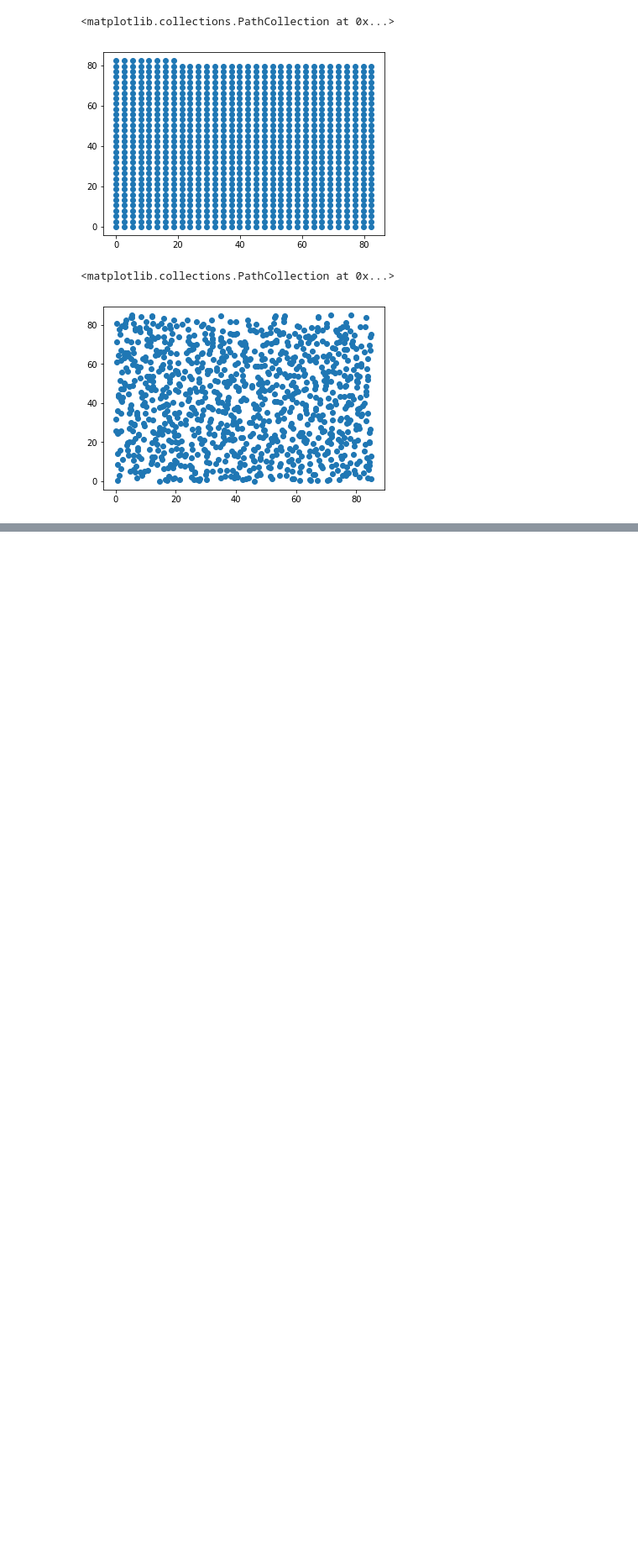
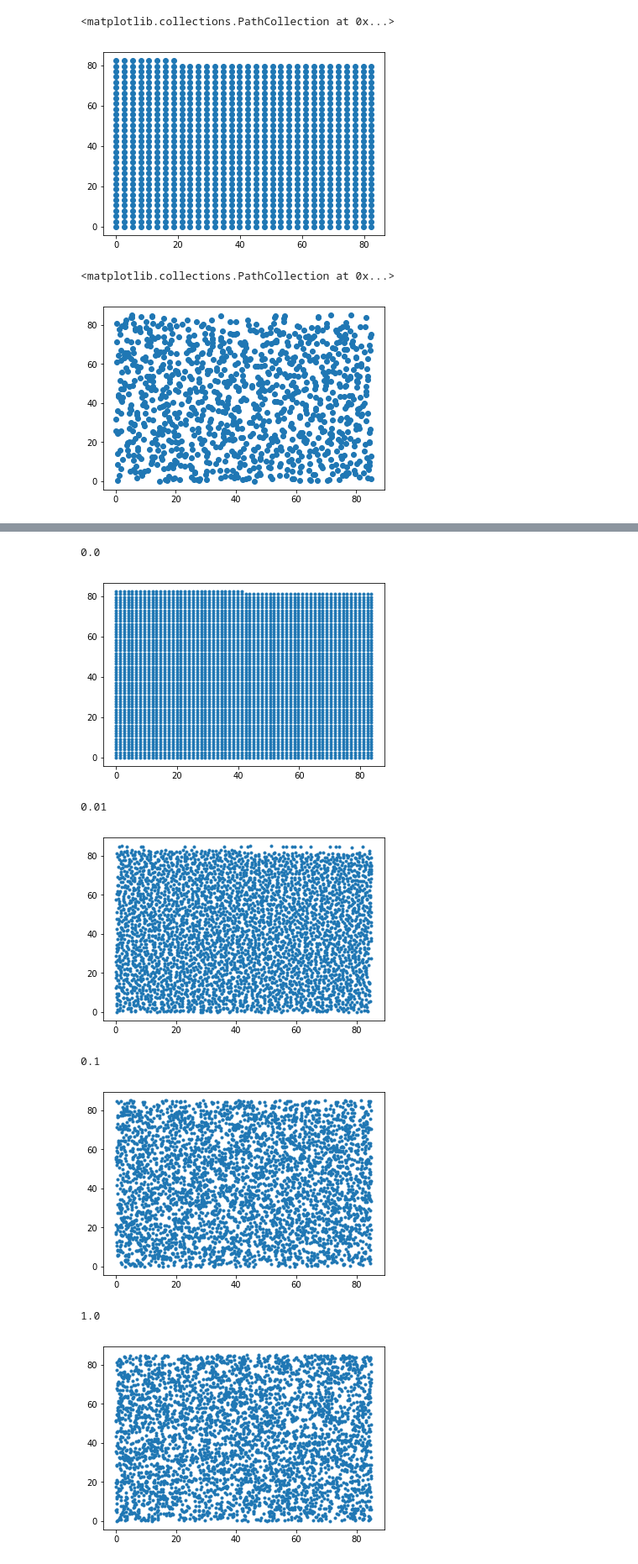
Before and after one commit to felixr7799/Simulation-active-brownian-particles, a Jupyter notebook: ACPProject12324/Untitled.ipynb, the cells around one changed output, grey strips where cells are left out. Shown at 84% size. Drawn from its saved outputs; the diff is of its cells as text; code cells hidden in the pictures; blank space fills up the shorter version.

```diff
--- a/ACPProject12324/Untitled.ipynb
+++ b/ACPProject12324/Untitled.ipynb
@@ -77,0 +151,37 @@ print(t[10])
+# %%
+path_ex4_50 = "ex4_snap_50.dat"
+
+
+x_50 = []
+y_50 = []
+phi_50 = []
+t = []
+with open(path_ex4_50,'r') as f:
+    for line in f:
+        x = []
+        y = []
+        phi = []
+        c = line.split()
+        t.append(float(c[0]))
+        c.pop(0)
+        for i in range(int(len(c)/3)):
+            x.append(float(c[i*3]))
+            y.append(float(c[i*3+1]))
+            phi.append(float(c[i*3+2]))
+        x_50.append(x)
+        y_50.append(y)
+        phi_50.append(phi)
+# %%
+for i in range(5):
+    plt.scatter(x_50[i],y_50[i],marker='.')
+    print(t[i])
+    plt.show()
+# %% [output]
+0.0
+[figure, added]
+0.01
+[figure, added]
+0.1
+[figure, added]
+1.0
+[figure, added]
```
Also changed, not shown: parts of 8 cells of this notebook, 14 other files.
